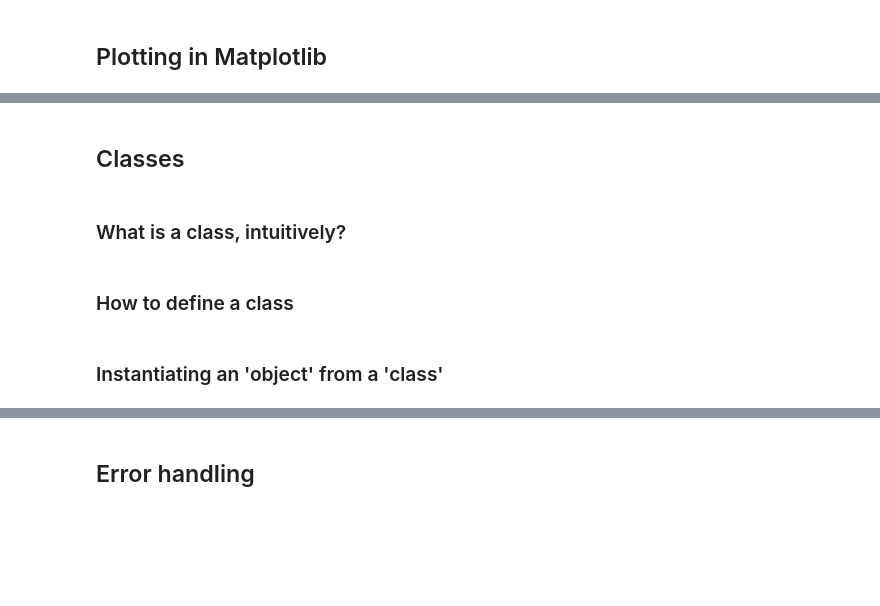
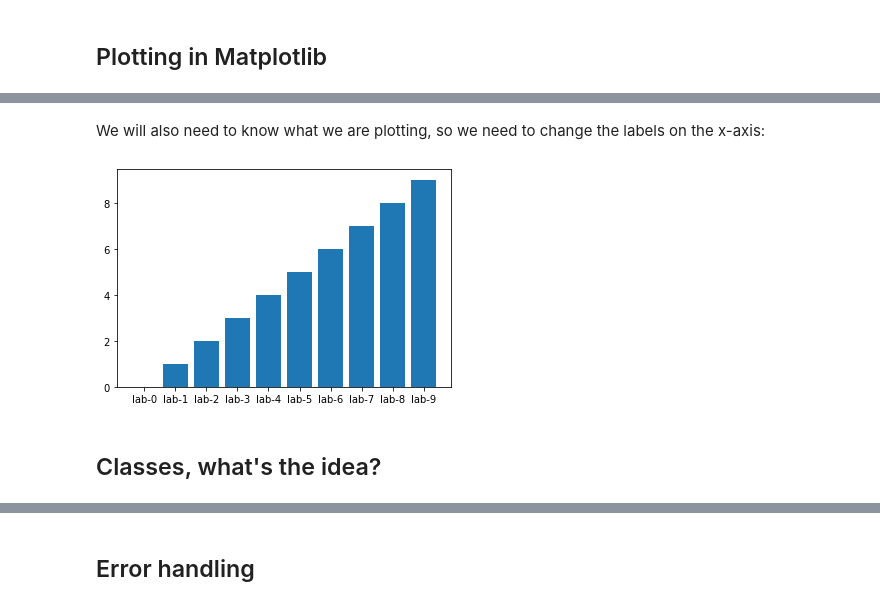
Before and after one commit to thelogicalgrammar/pLoT_course, a Jupyter notebook: book/3_lab.ipynb, the cells around one changed output, grey strips where cells are left out. Cells and saved outputs as stored; diff of their text form; code cells hidden in the pictures; blank space fills up the shorter version.

```diff
--- a/book/3_lab.ipynb
+++ b/book/3_lab.ipynb
@@ -57,0 +235,12 @@ However, note that we need to
+# %%
+# define an f that take an int and returns an int
+# (namely, the argument multiplied by two)
+f = lambda x: x * 2
+
+# get a modified function by running
+# g through modify_f
+modified_f = modify_f(f)
+
+# call the modified function
+# on an example
+modified_f(4)
@@ -60,8 +407,29 @@ However, note that we need to
+# %% [markdown]
+We will also need to know what we are plotting, so we need to change the labels on the x-axis:
+# %%
+fig, axes = plt.subplots()
+
+# create some new data to plot
+# don't worry too much if you don't understand this line
+x_bar = y_bar = np.arange(10)
+
+# create a bar plot with the given
+# x and height values
+axes.bar(x_bar, y_bar)
+
+# define some labels for each x value
+# don't worry if you don't understand this line
+x_tick_labels = [f'lab-{x}' for x in range(len(x_bar))]
+
+# tell plt that we'll specify one tick for each bar
+axes.set_xticks(range(len(x_bar)))
+
+# set the tick labels
+axes.set_xticklabels(x_tick_labels)
+
+# show the plot
+plt.show()
+# %% [output]
+[figure, added]
 # %% [markdown]
-## Classes
+## Classes, what's the idea?
-# %% [markdown]
-### What is a class, intuitively?
-# %% [markdown]
-### How to define a class
-# %% [markdown]
-### Instantiating an 'object' from a 'class'
```
Also changed, not shown: parts of 85 cells of this notebook, 15 other files.
